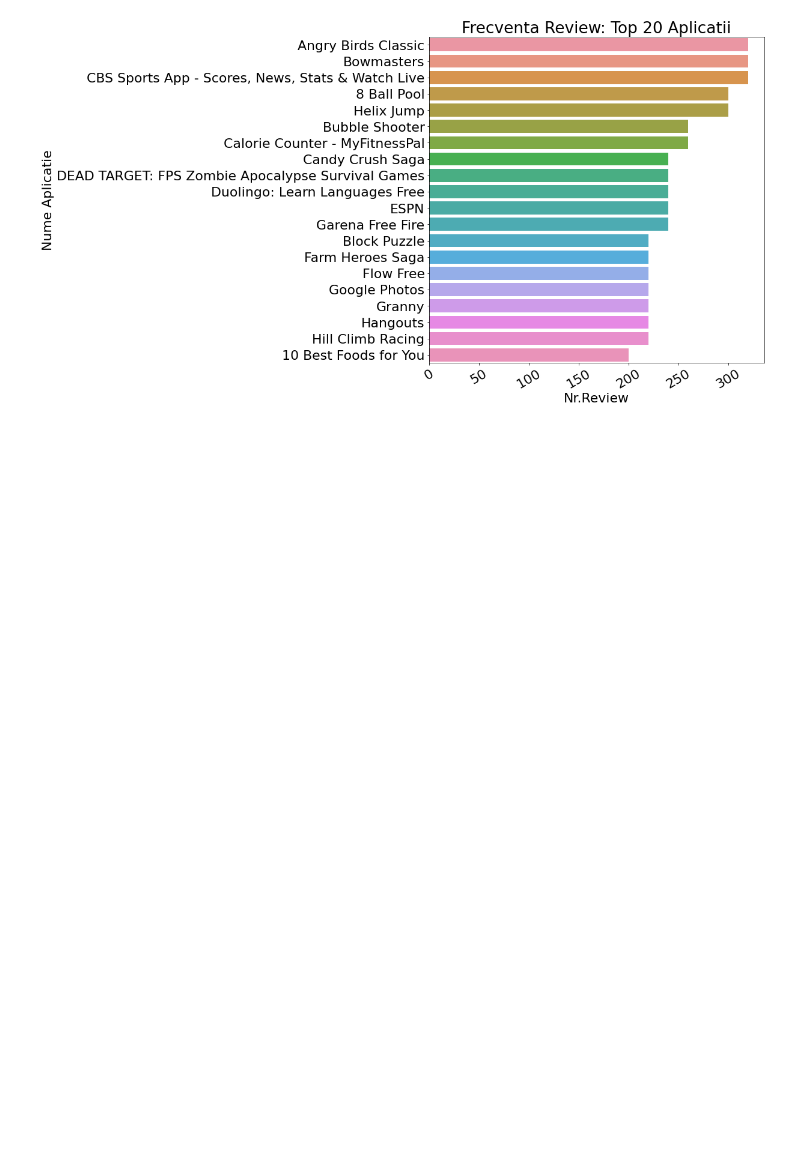
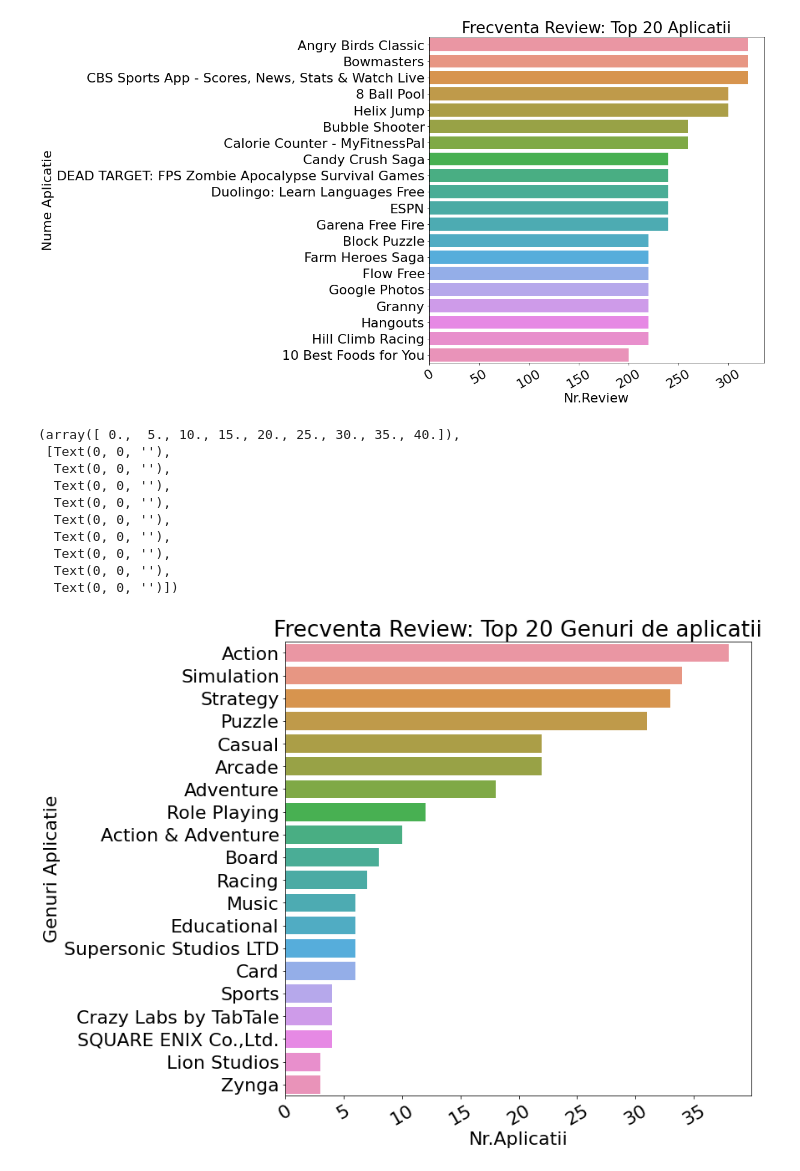
Before and after one commit to any20/Mobile_Games_Customer_Satisfaction, a Jupyter notebook: analiza_date.ipynb, the cells around one changed output. Saved outputs shown, nothing was run; the diff lists cells and outputs as text; code cells hidden in the pictures; blank space fills up the shorter version.

Commit message:
am adaugat analiza genuri de aplicatii

```diff
--- a/analiza_date.ipynb
+++ b/analiza_date.ipynb
@@ -131,3 +131,30 @@ plt.xticks(rotation=30)
   Text(0, 0, ''),
   Text(0, 0, '')])
 [figure]
+# %%
+# Analiza comparativa la gen de joc
+review=pd.read_csv('D:\\NLP\\dataset\\Appsdata_with_genres.csv')
+df = pd.DataFrame(review, columns=["developerId","scoreText","Genre2"])
+genuri=df["Genre2"]
+frecvGenuri = FreqDist(genuri).most_common(20)
+frecvGenuri = pd.Series(dict(frecvGenuri)) #conversie in pandas
+# %%
+fig, ax = plt.subplots(figsize=(10,10))
+all_plot = sns.barplot(y=frecvGenuri.index, x=frecvGenuri.values,orient='h', ax=ax)
+plt.title("Frecventa Review: Top 20 Genuri de aplicatii")
+plt.xlabel("Nr.Aplicatii")
+plt.ylabel("Genuri Aplicatie")
+plt.rcParams.update({'font.size': 22})
+plt.xticks(rotation=30)
+# %% [output]
+(array([ 0.,  5., 10., 15., 20., 25., 30., 35., 40.]),
+ [Text(0, 0, ''),
+  Text(0, 0, ''),
+  Text(0, 0, ''),
+  Text(0, 0, ''),
+  Text(0, 0, ''),
+  Text(0, 0, ''),
+  Text(0, 0, ''),
+  Text(0, 0, ''),
+  Text(0, 0, '')])
+[figure, added]
```
Also changed, not shown: parts of 4 cells of this notebook.
